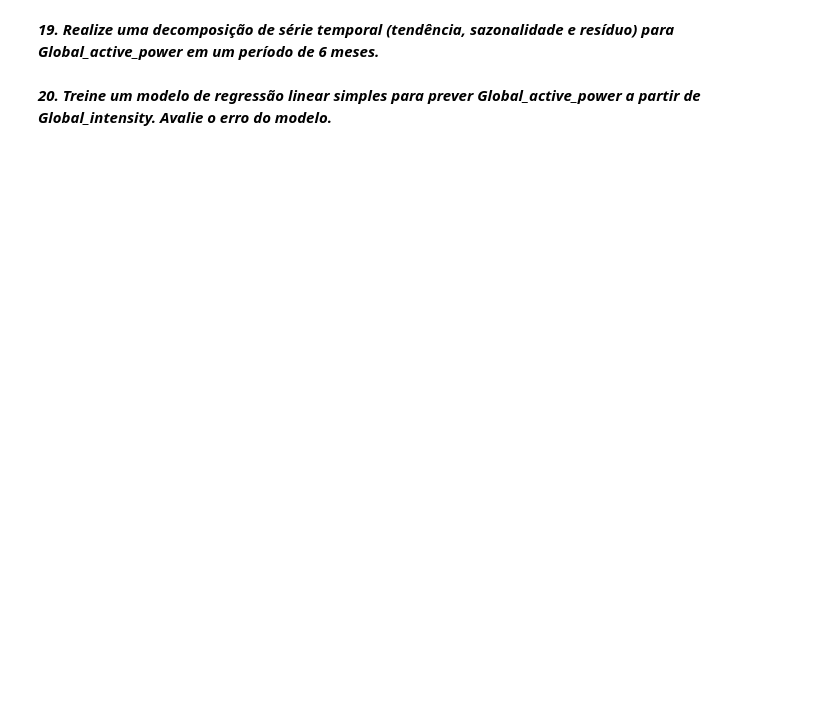
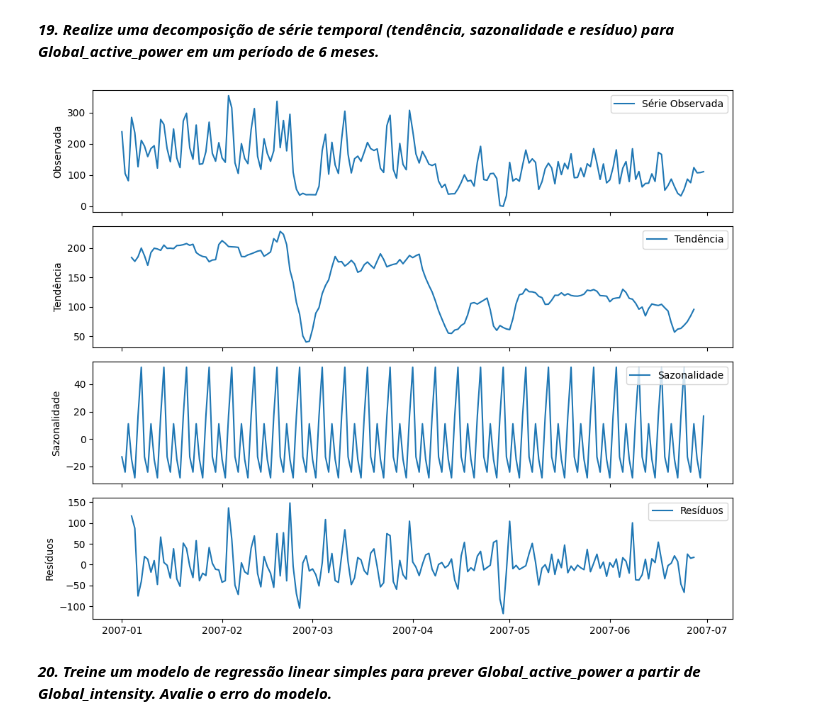
Before and after one commit to jumarques03/CP01-SERS-2SEMESTRE, a Jupyter notebook: CP01_SERS_2SEMESTRE.ipynb, the cells around one changed output. Cells and saved outputs as stored; diff of their text form; code cells hidden in the pictures; blank space fills up the shorter version.

```diff
--- a/CP01_SERS_2SEMESTRE.ipynb
+++ b/CP01_SERS_2SEMESTRE.ipynb
@@ -158,3 +355,13 @@ Global_active_power é semelhante à da base completa.***
 # %% [markdown]
 ***17. Utilize uma técnica de normalização (Min-Max Scaling) para padronizar as variáveis numéricas
 principais.***
+# %%
+from sklearn.preprocessing import MinMaxScaler
+
+scaler = MinMaxScaler()
+df_padronizado = df_inicial.copy()
+
+df_padronizado[['Global_active_power', 'Global_reactive_power', 'Voltage', 'Global_intensity', 'Sub_metering_1', 'Sub_metering_2', 'Sub_metering_3', 'Total_Sub_metering']] = scaler.fit_transform(df_padronizado[['Global_active_power', 'Global_reactive_power', 'Voltage', 'Global_intensity', 'Sub_metering_1', 'Sub_metering_2', 'Sub_metering_3', 'Total_Sub_metering']])
+
+print('Variáveis numéricas principais padronizadas!\n')
+df_padronizado.head()
@@ -164,6 +430,37 @@ os resultados.***
 # %% [markdown]
 ***19. Realize uma decomposição de série temporal (tendência, sazonalidade e resíduo) para
 Global_active_power em um período de 6 meses.***
+# %%
+from statsmodels.tsa.seasonal import seasonal_decompose
+amostra2 = df_padronizado['Global_active_power']['2007-01':'2007-06']
+amostra2 = amostra2.resample('D').sum()
+decomposicao = seasonal_decompose(amostra2, period=7) # para dados diário, period=7
+# %%
+# Exemplo de plotagem
+import matplotlib.pyplot as plt
+
+fig, (ax1, ax2, ax3, ax4) = plt.subplots(4, 1, figsize=(10, 8), sharex=True)
+
+ax1.plot(decomposicao.observed, label='Série Observada')
+ax1.set_ylabel('Observada')
+ax1.legend()
+
+ax2.plot(decomposicao.trend, label='Tendência')
+ax2.set_ylabel('Tendência')
+ax2.legend()
+
+ax3.plot(decomposicao.seasonal, label='Sazonalidade')
+ax3.set_ylabel('Sazonalidade')
+ax3.legend()
+
+ax4.plot(decomposicao.resid, label='Resíduos')
+ax4.set_ylabel('Resíduos')
+ax4.legend()
+
+plt.tight_layout()
+plt.show()
+# %% [output]
+[figure, added]
 # %% [markdown]
 ***20. Treine um modelo de regressão linear simples para prever Global_active_power a partir de
 Global_intensity. Avalie o erro do modelo.***
```
Also changed, not shown: parts of 88 cells of this notebook.
